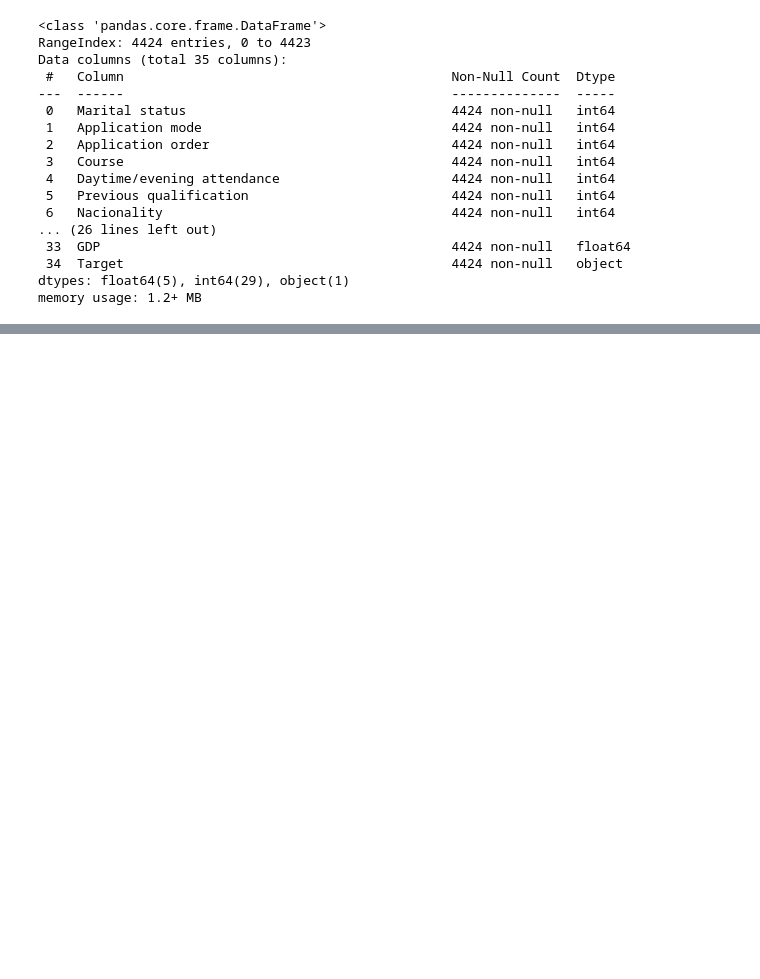
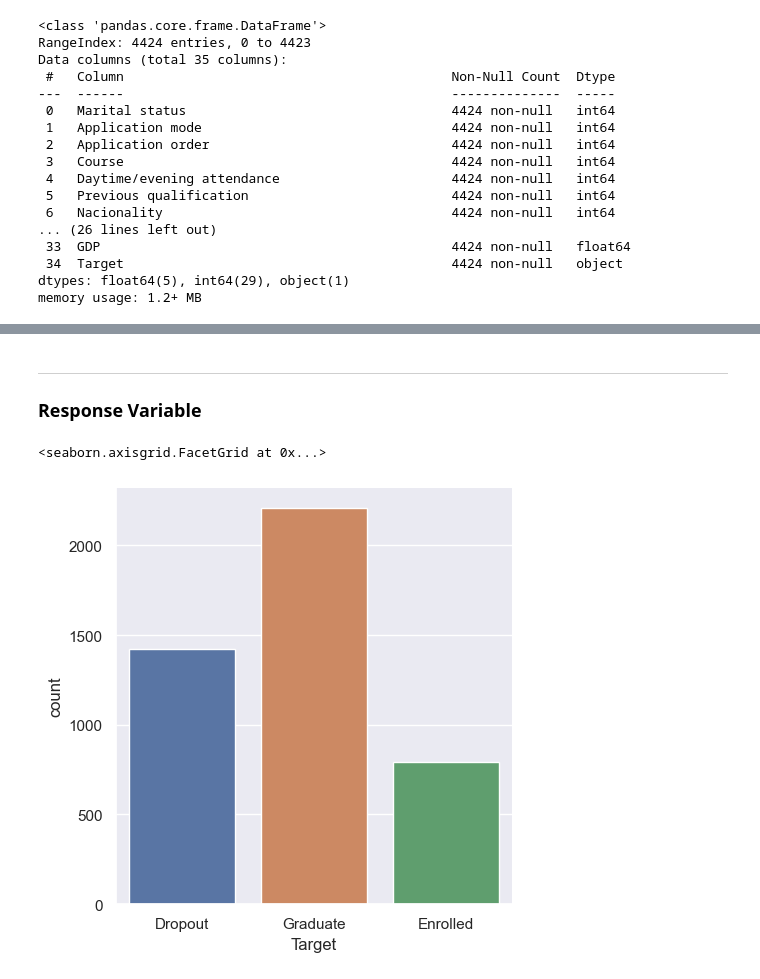
Before and after one commit to tersimdev/dropout-data-sci, a Jupyter notebook: Terence.ipynb, the cells around one changed output, grey strips where cells are left out. Saved outputs shown, nothing was run; the diff lists cells and outputs as text; code cells hidden in the pictures; blank space fills up the shorter version.

```diff
--- a/Terence.ipynb
+++ b/Terence.ipynb
@@ -45,0 +106,4 @@ memory usage: 1.2+ MB
+# %%
+# rename Nactionality to Nationality
+studentData.rename({"Nacionality" : "Nationality"}, inplace=True, axis=1)
+studentData.columns
@@ -45,0 +134,3 @@ memory usage: 1.2+ MB
+# %%
+df = studentData.copy()
+df.sample(3)
@@ -45,0 +197,8 @@ memory usage: 1.2+ MB
+# %% [markdown]
+---
+### Response Variable
+# %%
+sb.catplot(x="Target", data=df, kind="count")
+# %% [output]
+<seaborn.axisgrid.FacetGrid at 0x...>
+[figure, added]
```
Also changed, not shown: parts of 44 cells of this notebook.
